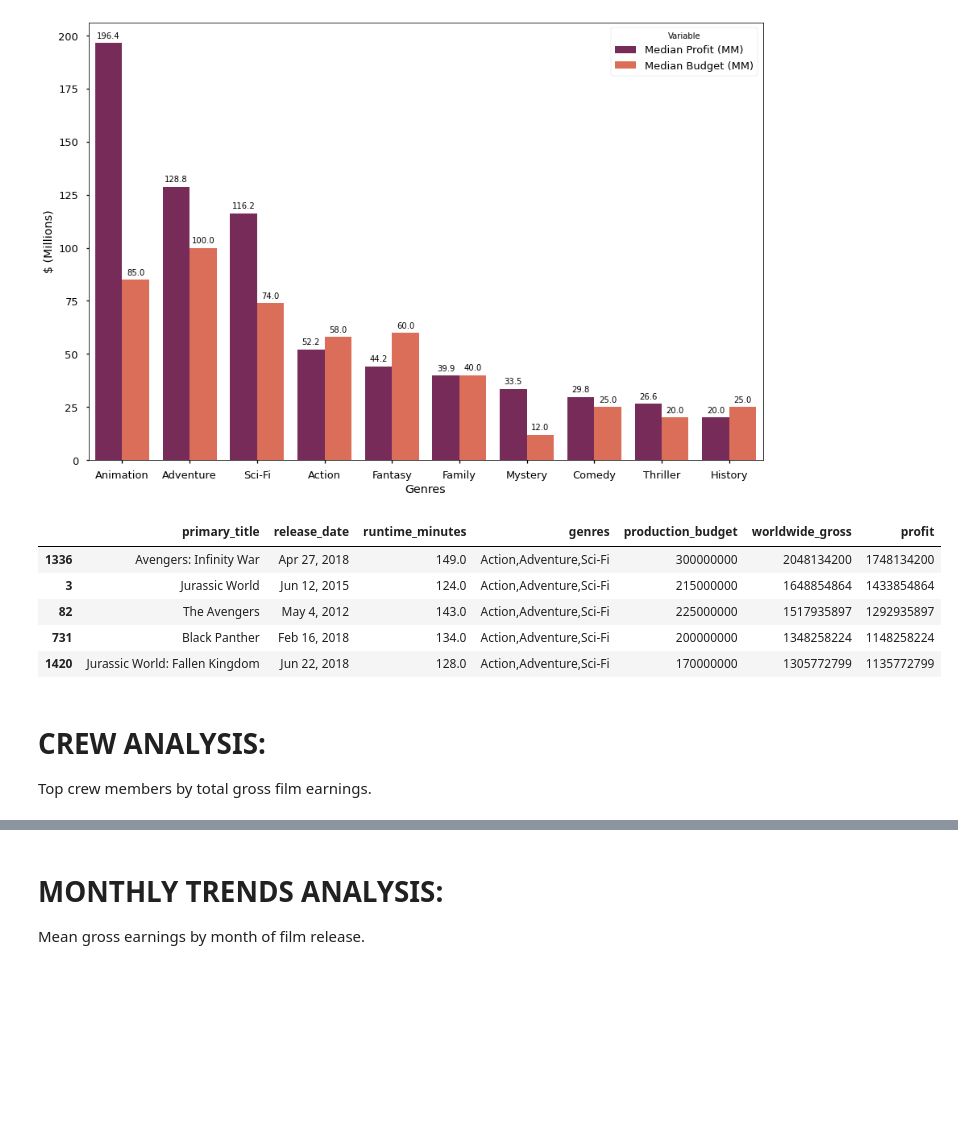
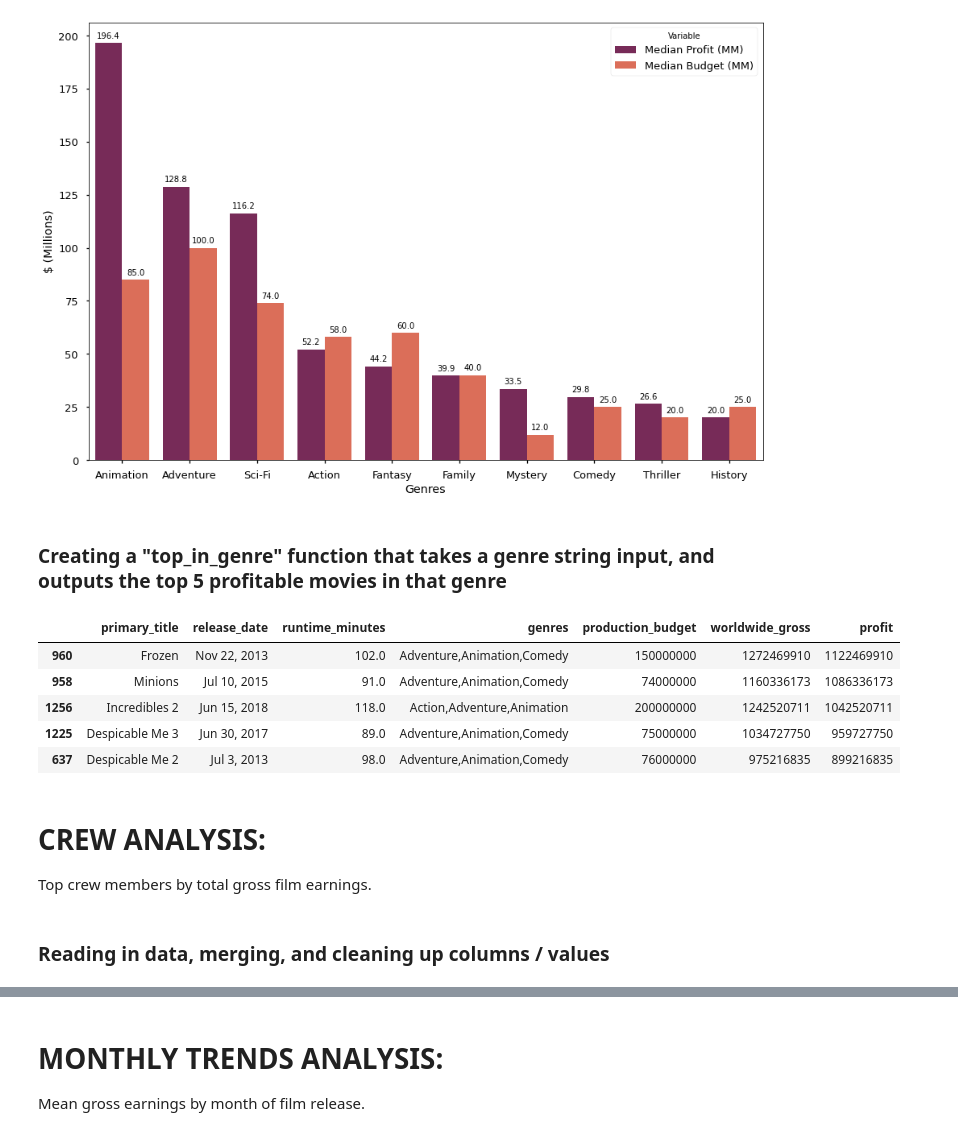
Before and after one commit to sabinabains/dsc-phase-1-project, a Jupyter notebook: Microsoft_Analysis_10.13.21.ipynb, the cells around one changed output, grey strips where cells are left out. Saved outputs shown, nothing was run; the diff lists cells and outputs as text; code cells hidden in the pictures; blank space fills up the shorter version.

```diff
--- a/Microsoft_Analysis_10.13.21.ipynb
+++ b/Microsoft_Analysis_10.13.21.ipynb
@@ -180,6 +219,8 @@ for p in barplot.patches:
                    textcoords = 'offset points')
 # %% [output]
 [figure]
+# %% [markdown]
+### Creating a "top_in_genre" function that takes a genre string input, and outputs the top 5 profitable movies in that genre
 # %%
 # creating function to get more info on the top 5 films in each genre
 def top_in_genre(genre):
@@ -192,18 +233,20 @@ def top_in_genre(genre):
     return df
 # %%
 # taking a look at each genre
-top_in_genre('Adventure')
+top_in_genre('Animation')
 # %% [output]
 |  | primary_title | release_date | runtime_minutes | genres | production_budget | worldwide_gross | profit |
-| 1336 | Avengers: Infinity War | Apr 27, 2018 | 149.0 | Action,Adventure,Sci-Fi | 300000000 | 2048134200 | 1748134200 |
-| 3 | Jurassic World | Jun 12, 2015 | 124.0 | Action,Adventure,Sci-Fi | 215000000 | 1648854864 | 1433854864 |
-| 82 | The Avengers | May 4, 2012 | 143.0 | Action,Adventure,Sci-Fi | 225000000 | 1517935897 | 1292935897 |
-| 731 | Black Panther | Feb 16, 2018 | 134.0 | Action,Adventure,Sci-Fi | 200000000 | 1348258224 | 1148258224 |
-| 1420 | Jurassic World: Fallen Kingdom | Jun 22, 2018 | 128.0 | Action,Adventure,Sci-Fi | 170000000 | 1305772799 | 1135772799 |
+| 960 | Frozen | Nov 22, 2013 | 102.0 | Adventure,Animation,Comedy | 150000000 | 1272469910 | 1122469910 |
+| 958 | Minions | Jul 10, 2015 | 91.0 | Adventure,Animation,Comedy | 74000000 | 1160336173 | 1086336173 |
+| 1256 | Incredibles 2 | Jun 15, 2018 | 118.0 | Action,Adventure,Animation | 200000000 | 1242520711 | 1042520711 |
+| 1225 | Despicable Me 3 | Jun 30, 2017 | 89.0 | Adventure,Animation,Comedy | 75000000 | 1034727750 | 959727750 |
+| 637 | Despicable Me 2 | Jul 3, 2013 | 98.0 | Adventure,Animation,Comedy | 76000000 | 975216835 | 899216835 |
 # %% [markdown]
 #  CREW ANALYSIS:
 
 Top crew members by total gross film earnings.
+# %% [markdown]
+### Reading in data, merging, and cleaning up columns / values
 # %%
 #read in data, merge together
 namebasics = pd.read_csv(paths[4])
```
Also changed, not shown: parts of 24 cells of this notebook, 3 other files.
